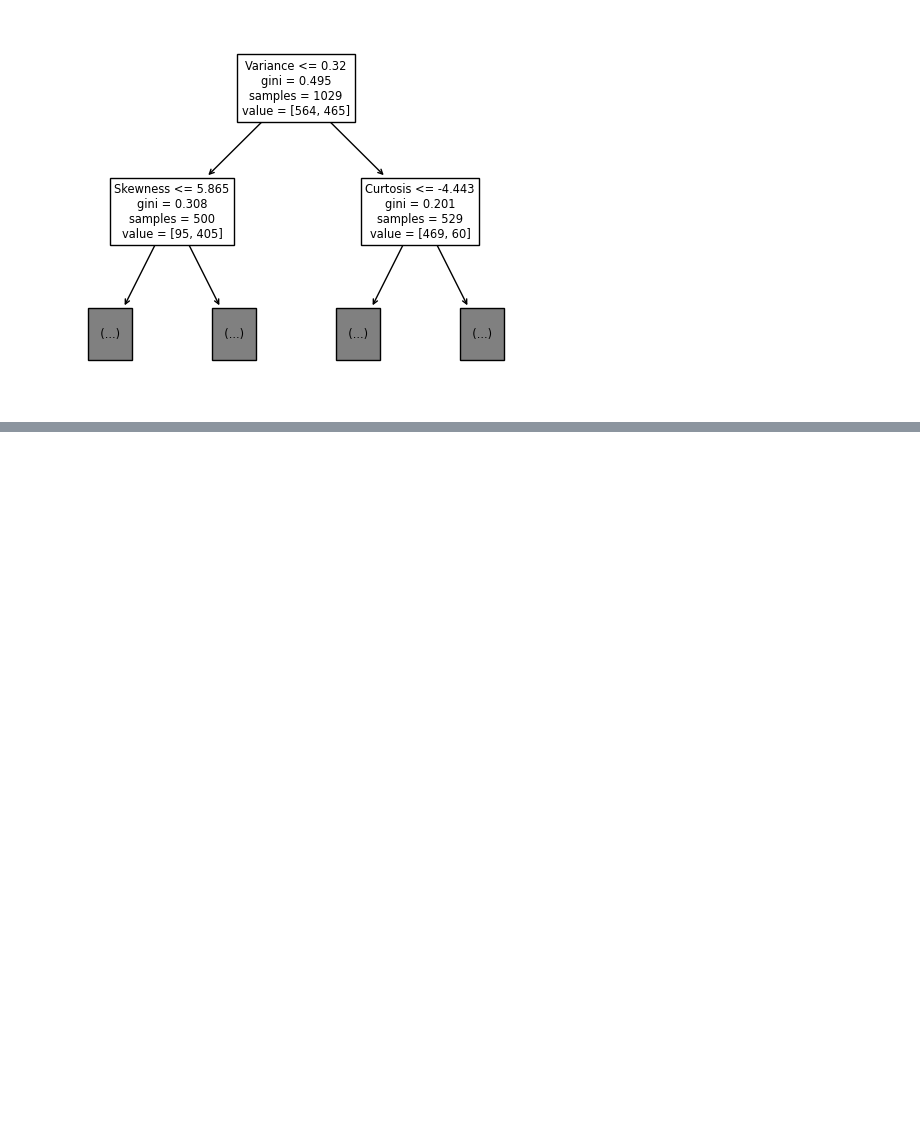
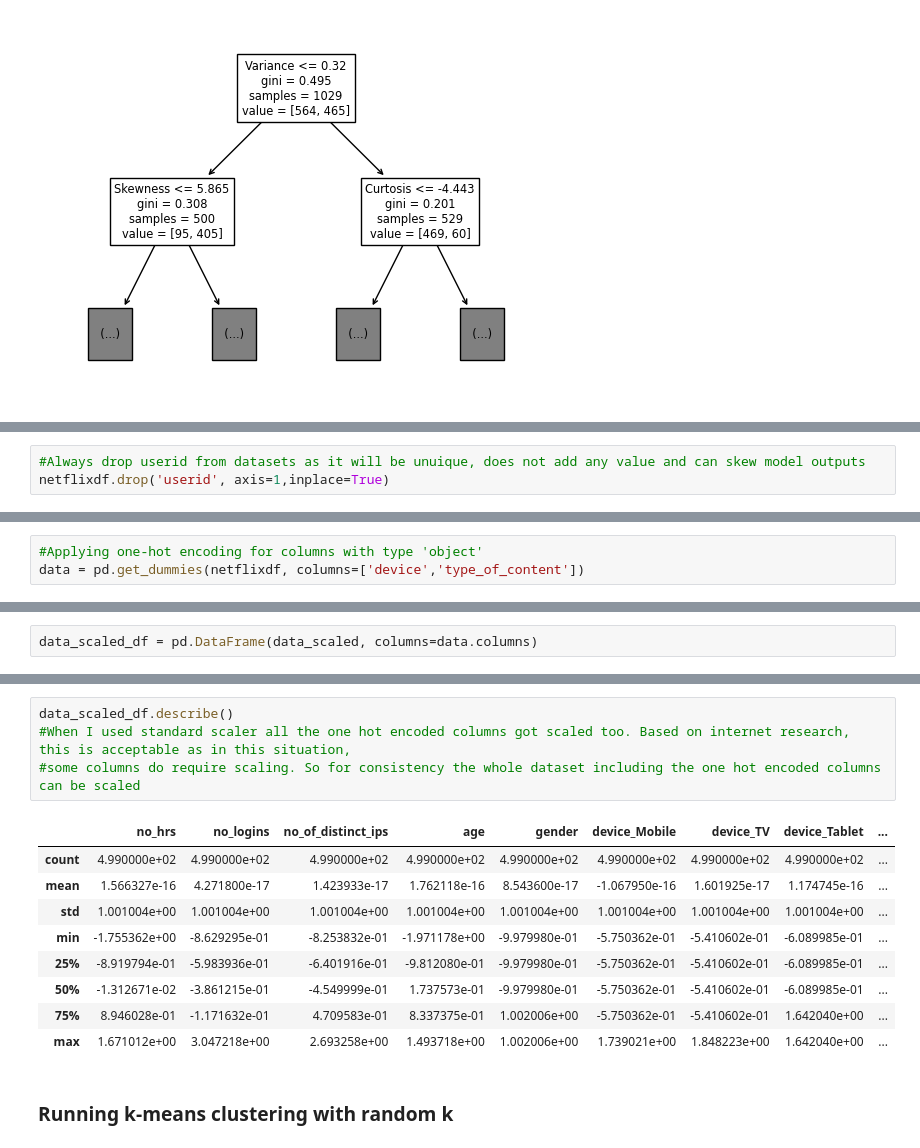
Before and after one commit to nishags83g/my-ai-learning, a Jupyter notebook: mylearnings.ipynb, the cells around one changed output, grey strips where cells are left out. Cells and saved outputs as stored; diff of their text form; blank space fills up the shorter version.

```diff
--- a/mylearnings.ipynb
+++ b/mylearnings.ipynb
@@ -1323,0 +1555,3 @@ tree.plot_tree(myClassifier,feature_names=feat_names,max_depth=1)
+# %%
+#Always drop userid from datasets as it will be unuique, does not add any value and can skew model outputs
+netflixdf.drop('userid', axis=1,inplace=True)
@@ -1323,0 +1601,3 @@ tree.plot_tree(myClassifier,feature_names=feat_names,max_depth=1)
+# %%
+#Applying one-hot encoding for columns with type 'object'
+data = pd.get_dummies(netflixdf, columns=['device','type_of_content'])
@@ -1323,0 +1618,2 @@ tree.plot_tree(myClassifier,feature_names=feat_names,max_depth=1)
+# %%
+data_scaled_df = pd.DataFrame(data_scaled, columns=data.columns)
@@ -1323,0 +1629,16 @@ tree.plot_tree(myClassifier,feature_names=feat_names,max_depth=1)
+# %%
+data_scaled_df.describe()
+#When I used standard scaler all the one hot encoded columns got scaled too. Based on internet research, this is acceptable as in this situation,
+#some columns do require scaling. So for consistency the whole dataset including the one hot encoded columns can be scaled
+# %% [output]
+|  | no_hrs | no_logins | no_of_distinct_ips | age | gender | device_Mobile | device_TV | device_Tablet | ... |
+| count | 4.990000e+02 | 4.990000e+02 | 4.990000e+02 | 4.990000e+02 | 4.990000e+02 | 4.990000e+02 | 4.990000e+02 | 4.990000e+02 | ... |
+| mean | 1.566327e-16 | 4.271800e-17 | 1.423933e-17 | 1.762118e-16 | 8.543600e-17 | -1.067950e-16 | 1.601925e-17 | 1.174745e-16 | ... |
+| std | 1.001004e+00 | 1.001004e+00 | 1.001004e+00 | 1.001004e+00 | 1.001004e+00 | 1.001004e+00 | 1.001004e+00 | 1.001004e+00 | ... |
+| min | -1.755362e+00 | -8.629295e-01 | -8.253832e-01 | -1.971178e+00 | -9.979980e-01 | -5.750362e-01 | -5.410602e-01 | -6.089985e-01 | ... |
+| 25% | -8.919794e-01 | -5.983936e-01 | -6.401916e-01 | -9.812080e-01 | -9.979980e-01 | -5.750362e-01 | -5.410602e-01 | -6.089985e-01 | ... |
+| 50% | -1.312671e-02 | -3.861215e-01 | -4.549999e-01 | 1.737573e-01 | -9.979980e-01 | -5.750362e-01 | -5.410602e-01 | -6.089985e-01 | ... |
+| 75% | 8.946028e-01 | -1.171632e-01 | 4.709583e-01 | 8.337375e-01 | 1.002006e+00 | -5.750362e-01 | -5.410602e-01 | 1.642040e+00 | ... |
+| max | 1.671012e+00 | 3.047218e+00 | 2.693258e+00 | 1.493718e+00 | 1.002006e+00 | 1.739021e+00 | 1.848223e+00 | 1.642040e+00 | ... |
+# %% [markdown]
+### Running k-means clustering with random k
```
Also changed, not shown: parts of 65 cells of this notebook.
